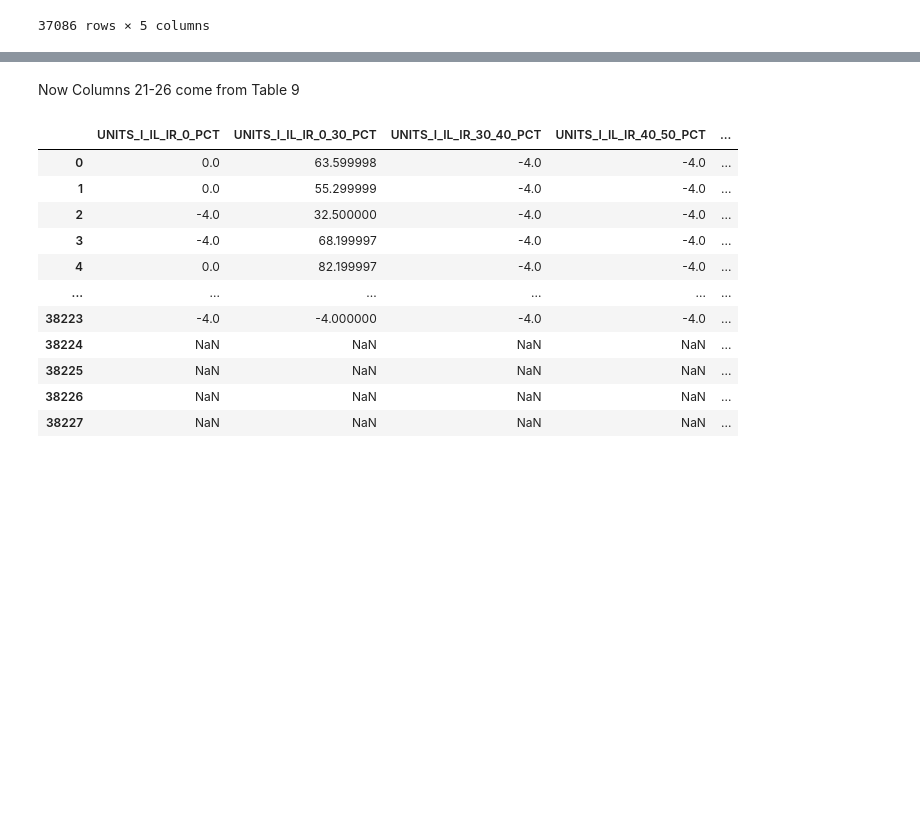
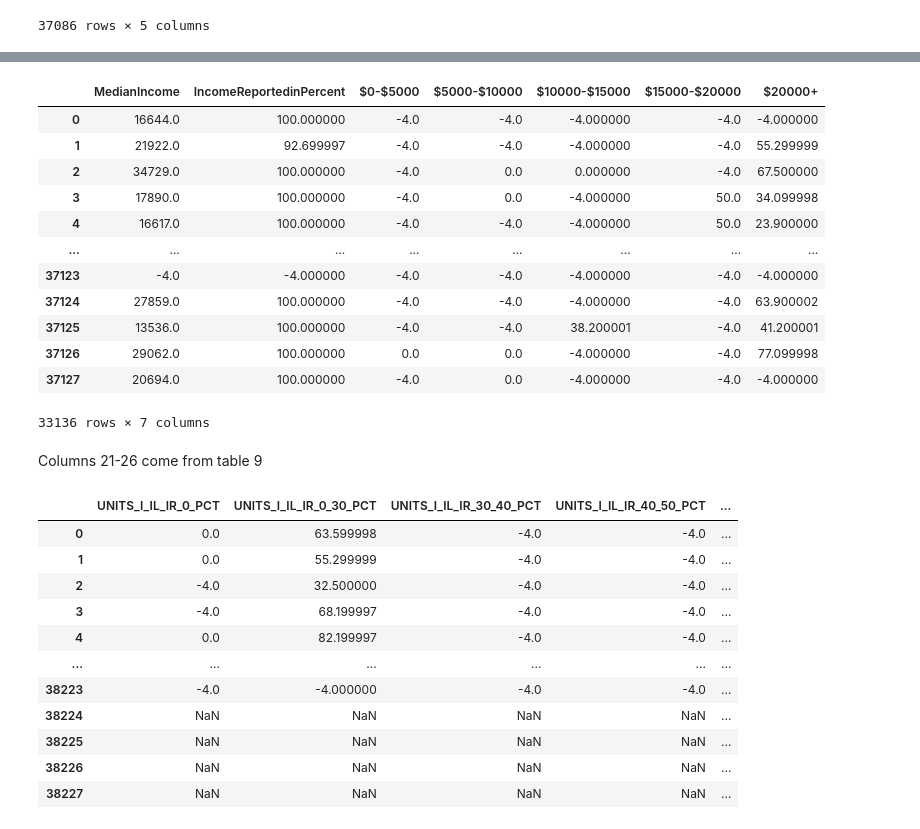
Before and after one commit to bitriagaleonela40-cmd/housing-research, a Jupyter notebook: Housing.ipynb, the cells around one changed output, grey strips where cells are left out. Drawn from its saved outputs; the diff is of its cells as text; code cells hidden in the pictures; blank space fills up the shorter version.

```diff
--- a/Housing.ipynb
+++ b/Housing.ipynb
@@ -95,3 +102,33 @@ housing_df[['MEDIAN_INC', 'INCOME_REPORTED_PCT', 'UNITS_INC_0_5K_PCT',
+# %%
+#Create income data frame
+household_income = housing_df[['MEDIAN_INC', 'INCOME_REPORTED_PCT', 'UNITS_INC_0_5K_PCT',
+       'UNITS_INC_5K_10K_PCT', 'UNITS_INC_10K_15K_PCT', 'UNITS_INC_15_20K_PCT',
+       'UNITS_INC_GRT_20K_PCT']]
+
+#Rename varibles
+household_income = household_income.rename(columns={"MEDIAN_INC": "MedianIncome"})
+household_income = household_income.rename(columns={"INCOME_REPORTED_PCT": "IncomeReportedinPercent"})
+household_income = household_income.rename(columns={"UNITS_INC_0_5K_PCT": "$0-$5000"})
+household_income = household_income.rename(columns={"UNITS_INC_5K_10K_PCT": "$5000-$10000"})
+household_income = household_income.rename(columns={"UNITS_INC_10K_15K_PCT": "$10000-$15000"})
+household_income = household_income.rename(columns={"UNITS_INC_15_20K_PCT": "$15000-$20000"})
+household_income = household_income.rename(columns={"UNITS_INC_GRT_20K_PCT": "$20000+"})
+household_income = household_income.dropna(axis = 0, how = 'any', subset = None)
+household_income
+# %% [output]
+|  | MedianIncome | IncomeReportedinPercent | $0-$5000 | $5000-$10000 | $10000-$15000 | $15000-$20000 | $20000+ |
+| 0 | 16644.0 | 100.000000 | -4.0 | -4.0 | -4.000000 | -4.0 | -4.000000 |
+| 1 | 21922.0 | 92.699997 | -4.0 | -4.0 | -4.000000 | -4.0 | 55.299999 |
+| 2 | 34729.0 | 100.000000 | -4.0 | 0.0 | 0.000000 | -4.0 | 67.500000 |
+| 3 | 17890.0 | 100.000000 | -4.0 | 0.0 | -4.000000 | 50.0 | 34.099998 |
+| 4 | 16617.0 | 100.000000 | -4.0 | -4.0 | -4.000000 | 50.0 | 23.900000 |
+| ... | ... | ... | ... | ... | ... | ... | ... |
+| 37123 | -4.0 | -4.000000 | -4.0 | -4.0 | -4.000000 | -4.0 | -4.000000 |
+| 37124 | 27859.0 | 100.000000 | -4.0 | -4.0 | -4.000000 | -4.0 | 63.900002 |
+| 37125 | 13536.0 | 100.000000 | -4.0 | -4.0 | 38.200001 | -4.0 | 41.200001 |
+| 37126 | 29062.0 | 100.000000 | 0.0 | 0.0 | -4.000000 | -4.0 | 77.099998 |
+| 37127 | 20694.0 | 100.000000 | -4.0 | 0.0 | -4.000000 | -4.0 | -4.000000 |
+33136 rows × 7 columns
 # %% [markdown]
-Now Columns 21-26 come from Table 9
+ Columns 21-26 come from table 9
 # %%
```
Also changed, not shown: parts of 15 cells of this notebook.
